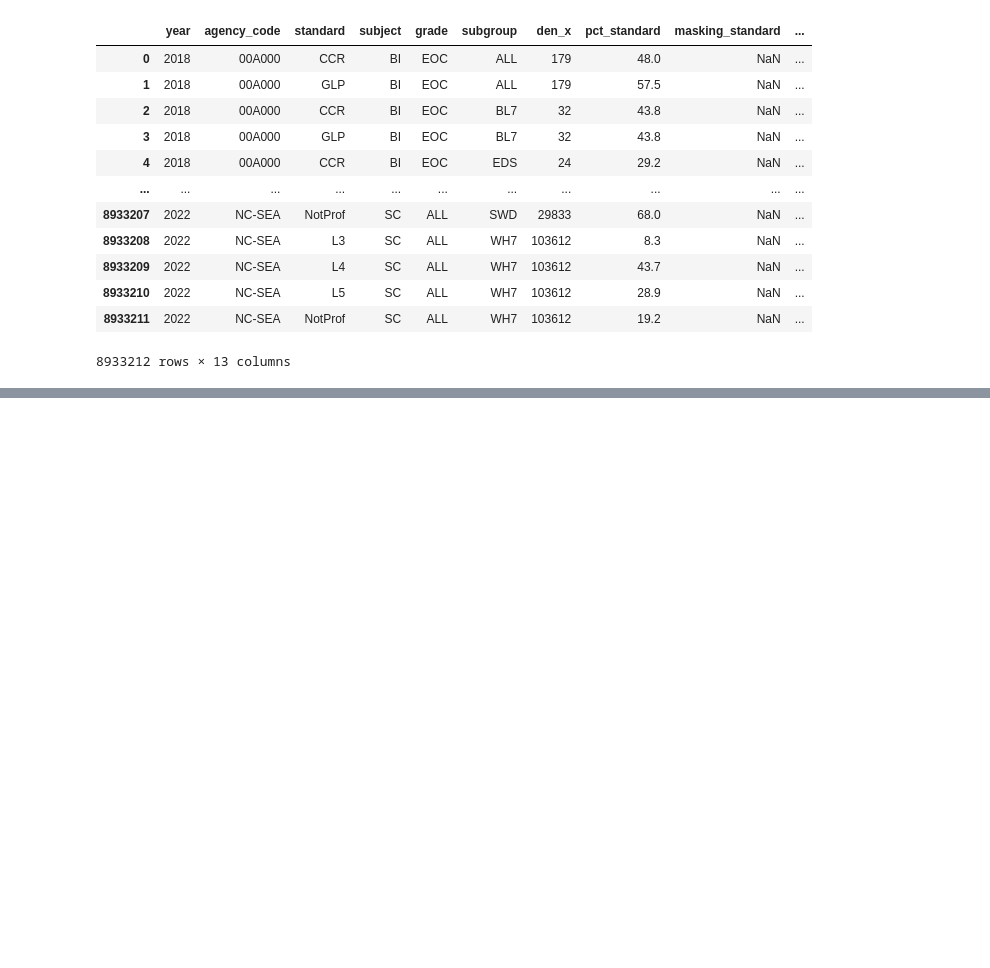
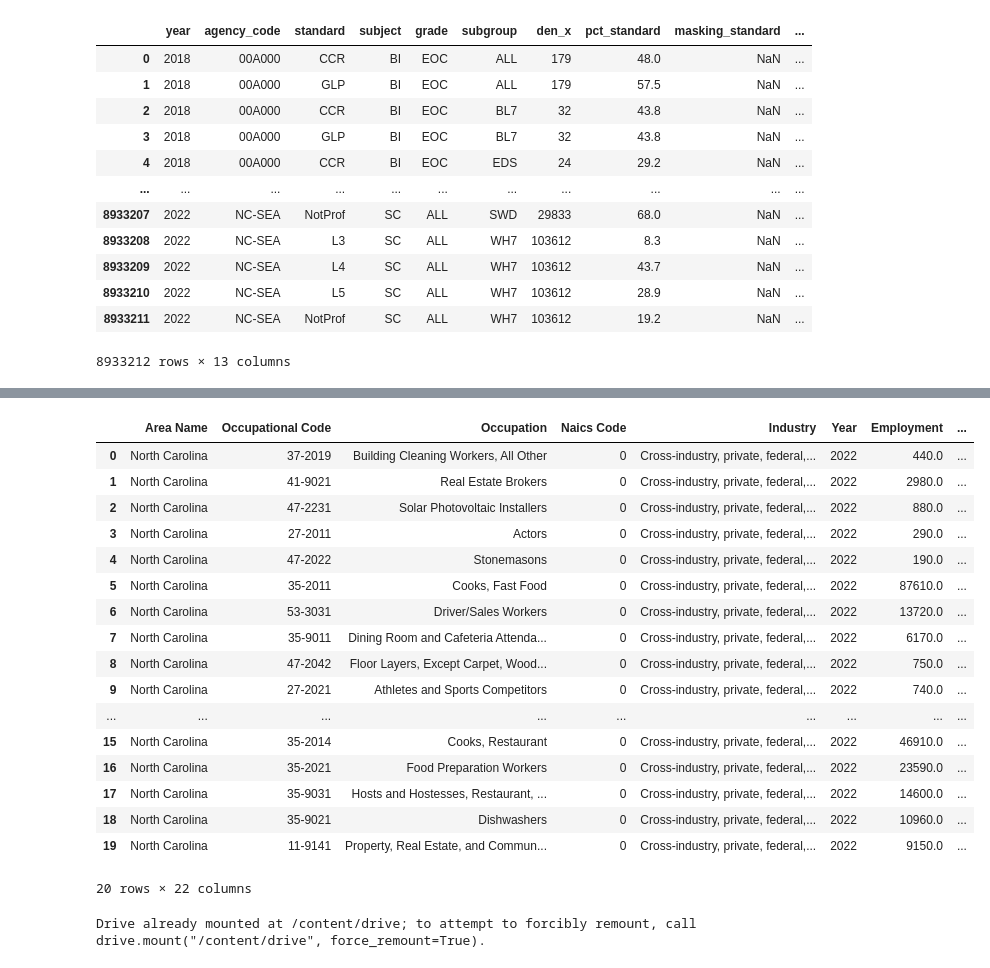
Before and after one commit to emcfalls/NC-Datathon, a Jupyter notebook: NC_Datathon.ipynb, the cells around one changed output, grey strips where cells are left out. Saved outputs shown, nothing was run; the diff lists cells and outputs as text; code cells hidden in the pictures; blank space fills up the shorter version.

```diff
--- a/NC_Datathon.ipynb
+++ b/NC_Datathon.ipynb
@@ -151,0 +203,30 @@ pd.merge(standards, absent, how = 'left', on = ['year', 'agency_code', 'subgroup
+# %%
+#wage projections
+wage_df = pd.read_excel("/Dataset 2 - NC Occupational Employment and Wages.xlsx")
+wage_df.replace("*", np.nan, inplace=True)
+wage_df.dtypes
+wage_df.head(20)
+# %% [output]
+|  | Area Name | Occupational Code | Occupation | Naics Code | Industry | Year | Employment | ... |
+| 0 | North Carolina | 37-2019 | Building Cleaning Workers, All Other | 0 | Cross-industry, private, federal,... | 2022 | 440.0 | ... |
+| 1 | North Carolina | 41-9021 | Real Estate Brokers | 0 | Cross-industry, private, federal,... | 2022 | 2980.0 | ... |
+| 2 | North Carolina | 47-2231 | Solar Photovoltaic Installers | 0 | Cross-industry, private, federal,... | 2022 | 880.0 | ... |
+| 3 | North Carolina | 27-2011 | Actors | 0 | Cross-industry, private, federal,... | 2022 | 290.0 | ... |
+| 4 | North Carolina | 47-2022 | Stonemasons | 0 | Cross-industry, private, federal,... | 2022 | 190.0 | ... |
+| 5 | North Carolina | 35-2011 | Cooks, Fast Food | 0 | Cross-industry, private, federal,... | 2022 | 87610.0 | ... |
+| 6 | North Carolina | 53-3031 | Driver/Sales Workers | 0 | Cross-industry, private, federal,... | 2022 | 13720.0 | ... |
+| 7 | North Carolina | 35-9011 | Dining Room and Cafeteria Attenda... | 0 | Cross-industry, private, federal,... | 2022 | 6170.0 | ... |
+| 8 | North Carolina | 47-2042 | Floor Layers, Except Carpet, Wood... | 0 | Cross-industry, private, federal,... | 2022 | 750.0 | ... |
+| 9 | North Carolina | 27-2021 | Athletes and Sports Competitors | 0 | Cross-industry, private, federal,... | 2022 | 740.0 | ... |
+| ... | ... | ... | ... | ... | ... | ... | ... | ... |
+| 15 | North Carolina | 35-2014 | Cooks, Restaurant | 0 | Cross-industry, private, federal,... | 2022 | 46910.0 | ... |
+| 16 | North Carolina | 35-2021 | Food Preparation Workers | 0 | Cross-industry, private, federal,... | 2022 | 23590.0 | ... |
+| 17 | North Carolina | 35-9031 | Hosts and Hostesses, Restaurant, ... | 0 | Cross-industry, private, federal,... | 2022 | 14600.0 | ... |
+| 18 | North Carolina | 35-9021 | Dishwashers | 0 | Cross-industry, private, federal,... | 2022 | 10960.0 | ... |
+| 19 | North Carolina | 11-9141 | Property, Real Estate, and Commun... | 0 | Cross-industry, private, federal,... | 2022 | 9150.0 | ... |
+20 rows × 22 columns
+# %%
+from google.colab import drive
+drive.mount('/content/drive')
+# %% [output]
+Drive already mounted at /content/drive; to attempt to forcibly remount, call drive.mount("/content/drive", force_remount=True).
```
Also changed, not shown: parts of 3 cells of this notebook.
